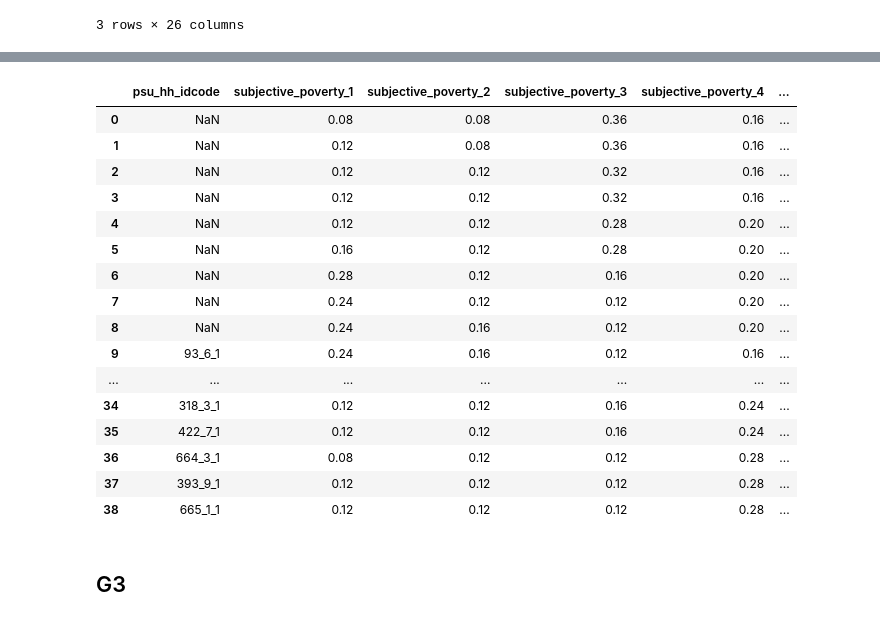
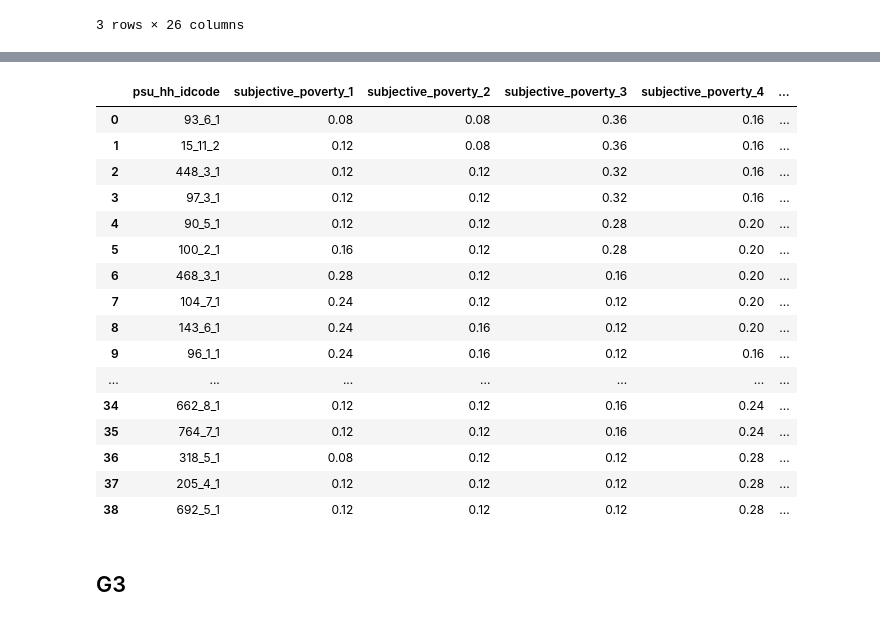
Before and after one commit to jbellogo/Classification, a Jupyter notebook: models.ipynb, the cells around one changed output, grey strips where cells are left out. Drawn from its saved outputs; the diff is of its cells as text; code cells hidden in the pictures.

```diff
--- a/models.ipynb
+++ b/models.ipynb
@@ -201,26 +165,0 @@ array([[0.08, 0.08, 0.36, 0.16, 0.2 , 0.08, 0.04, 0.  , 0.  , 0.  ],
-# %%
-cols = ['subjective_poverty_1', 'subjective_poverty_2', 'subjective_poverty_3', 'subjective_poverty_4',
-        'subjective_poverty_5', 'subjective_poverty_6',
-        'subjective_poverty_7', 'subjective_poverty_8', 'subjective_poverty_9', 'subjective_poverty_10']
-
-y_pred_g1 = pd.DataFrame(y_pred_g1, columns=cols)
-y_pred_g1.insert(0, 'psu_hh_idcode', g1_test['uid'])
-y_pred_g1
-# %% [output]
-|  | psu_hh_idcode | subjective_poverty_1 | subjective_poverty_2 | subjective_poverty_3 | subjective_poverty_4 | ... |
-| 0 | NaN | 0.08 | 0.08 | 0.36 | 0.16 | ... |
-| 1 | NaN | 0.12 | 0.08 | 0.36 | 0.16 | ... |
-| 2 | NaN | 0.12 | 0.12 | 0.32 | 0.16 | ... |
-| 3 | NaN | 0.12 | 0.12 | 0.32 | 0.16 | ... |
-| 4 | NaN | 0.12 | 0.12 | 0.28 | 0.20 | ... |
-| 5 | NaN | 0.16 | 0.12 | 0.28 | 0.20 | ... |
-| 6 | NaN | 0.28 | 0.12 | 0.16 | 0.20 | ... |
-| 7 | NaN | 0.24 | 0.12 | 0.12 | 0.20 | ... |
-| 8 | NaN | 0.24 | 0.16 | 0.12 | 0.20 | ... |
-| 9 | 93_6_1 | 0.24 | 0.16 | 0.12 | 0.16 | ... |
-| ... | ... | ... | ... | ... | ... | ... |
-| 34 | 318_3_1 | 0.12 | 0.12 | 0.16 | 0.24 | ... |
-| 35 | 422_7_1 | 0.12 | 0.12 | 0.16 | 0.24 | ... |
-| 36 | 664_3_1 | 0.08 | 0.12 | 0.12 | 0.28 | ... |
-| 37 | 393_9_1 | 0.12 | 0.12 | 0.12 | 0.28 | ... |
-| 38 | 665_1_1 | 0.12 | 0.12 | 0.12 | 0.28 | ... |
@@ -227,3 +172,26 @@ y_pred_g1
+# %%
+new_col = g1_test['uid'].reset_index(drop=True)
+y_pred_g1.insert(0, 'psu_hh_idcode', new_col)
+# y_pred_g1.insert(0, 'psu_hh_idcode', )
+y_pred_g1
+# %% [output]
+|  | psu_hh_idcode | subjective_poverty_1 | subjective_poverty_2 | subjective_poverty_3 | subjective_poverty_4 | ... |
+| 0 | 93_6_1 | 0.08 | 0.08 | 0.36 | 0.16 | ... |
+| 1 | 15_11_2 | 0.12 | 0.08 | 0.36 | 0.16 | ... |
+| 2 | 448_3_1 | 0.12 | 0.12 | 0.32 | 0.16 | ... |
+| 3 | 97_3_1 | 0.12 | 0.12 | 0.32 | 0.16 | ... |
+| 4 | 90_5_1 | 0.12 | 0.12 | 0.28 | 0.20 | ... |
+| 5 | 100_2_1 | 0.16 | 0.12 | 0.28 | 0.20 | ... |
+| 6 | 468_3_1 | 0.28 | 0.12 | 0.16 | 0.20 | ... |
+| 7 | 104_7_1 | 0.24 | 0.12 | 0.12 | 0.20 | ... |
+| 8 | 143_6_1 | 0.24 | 0.16 | 0.12 | 0.20 | ... |
+| 9 | 96_1_1 | 0.24 | 0.16 | 0.12 | 0.16 | ... |
+| ... | ... | ... | ... | ... | ... | ... |
+| 34 | 662_8_1 | 0.12 | 0.12 | 0.16 | 0.24 | ... |
+| 35 | 764_7_1 | 0.12 | 0.12 | 0.16 | 0.24 | ... |
+| 36 | 318_5_1 | 0.08 | 0.12 | 0.12 | 0.28 | ... |
+| 37 | 205_4_1 | 0.12 | 0.12 | 0.12 | 0.28 | ... |
+| 38 | 692_5_1 | 0.12 | 0.12 | 0.12 | 0.28 | ... |
 # %% [markdown]
 ## G3
 # %%
```
Also changed, not shown: parts of 40 cells of this notebook, 1 other file.
